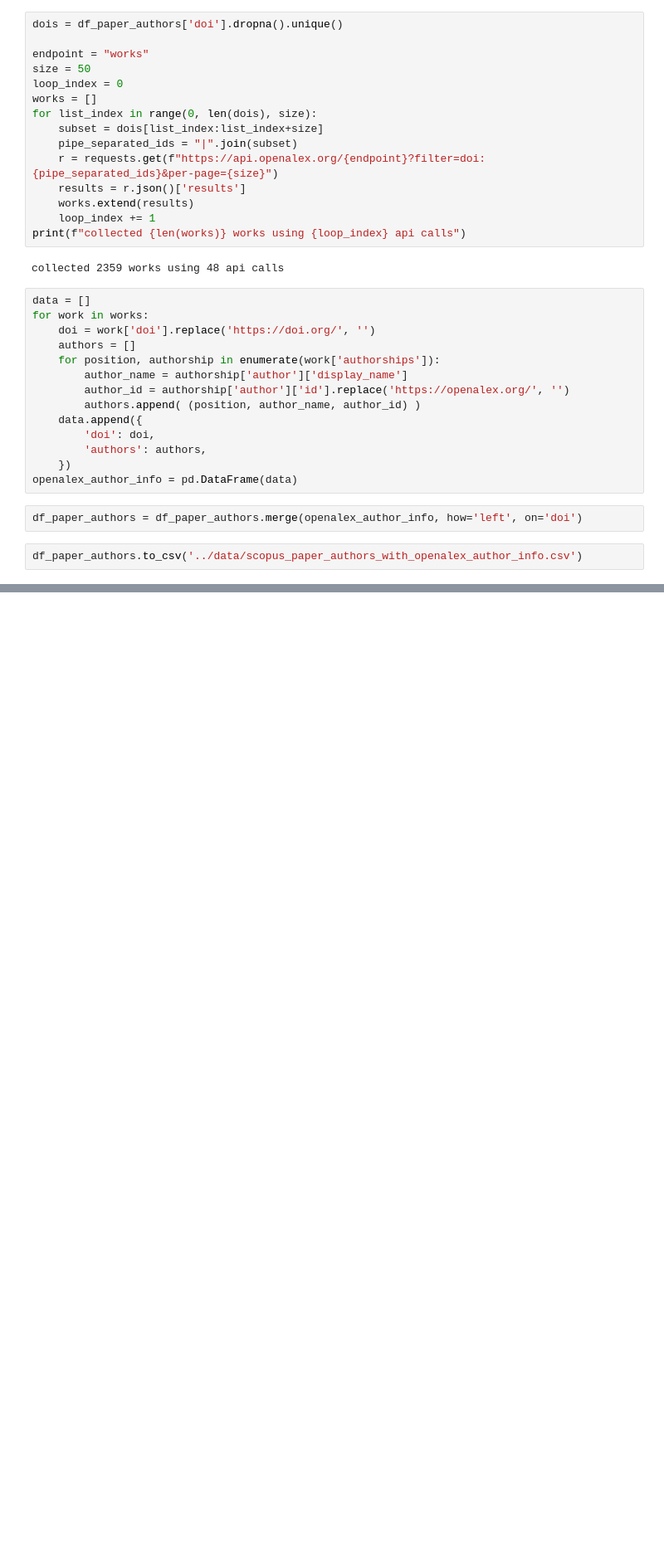
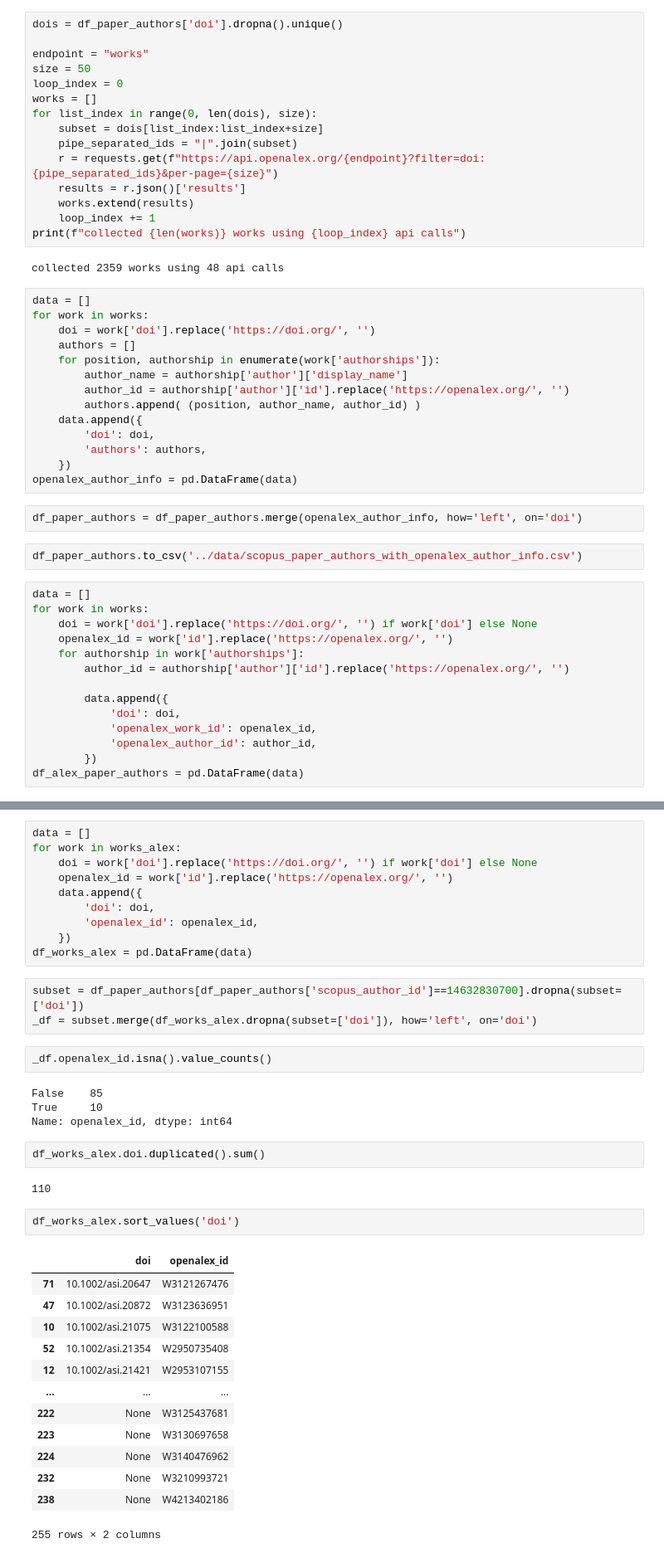
Before and after one commit to h1-the-swan/openalex-sandbox, a Jupyter notebook: notebooks/author_benchmark.ipynb, the cells around one changed output, grey strips where cells are left out. Shown at 83% size. Cells and saved outputs as stored; diff of their text form; blank space fills up the shorter version.

```diff
--- a/notebooks/author_benchmark.ipynb
+++ b/notebooks/author_benchmark.ipynb
@@ -45,3 +45,17 @@ openalex_author_info = pd.DataFrame(data)
 df_paper_authors = df_paper_authors.merge(openalex_author_info, how='left', on='doi')
 # %%
 df_paper_authors.to_csv('../data/scopus_paper_authors_with_openalex_author_info.csv')
+# %%
+data = []
+for work in works:
+    doi = work['doi'].replace('https://doi.org/', '') if work['doi'] else None
+    openalex_id = work['id'].replace('https://openalex.org/', '')
+    for authorship in work['authorships']:
+        author_id = authorship['author']['id'].replace('https://openalex.org/', '')
+
+        data.append({
+            'doi': doi,
+            'openalex_work_id': openalex_id,
+            'openalex_author_id': author_id,
+        })
+df_alex_paper_authors = pd.DataFrame(data)
@@ -47,0 +134,39 @@ df_paper_authors.to_csv('../data/scopus_paper_authors_with_openalex_author_info.
+# %%
+data = []
+for work in works_alex:
+    doi = work['doi'].replace('https://doi.org/', '') if work['doi'] else None
+    openalex_id = work['id'].replace('https://openalex.org/', '')
+    data.append({
+        'doi': doi,
+        'openalex_id': openalex_id,
+    })
+df_works_alex = pd.DataFrame(data)
+# %%
+subset = df_paper_authors[df_paper_authors['scopus_author_id']==14632830700].dropna(subset=['doi'])
+_df = subset.merge(df_works_alex.dropna(subset=['doi']), how='left', on='doi')
+# %%
+_df.openalex_id.isna().value_counts()
+# %% [output]
+False    85
+True     10
+Name: openalex_id, dtype: int64
+# %%
+df_works_alex.doi.duplicated().sum()
+# %% [output]
+110
+# %%
+df_works_alex.sort_values('doi')
+# %% [output]
+|  | doi | openalex_id |
+| 71 | 10.1002/asi.20647 | W3121267476 |
+| 47 | 10.1002/asi.20872 | W3123636951 |
+| 10 | 10.1002/asi.21075 | W3122100588 |
+| 52 | 10.1002/asi.21354 | W2950735408 |
+| 12 | 10.1002/asi.21421 | W2953107155 |
+| ... | ... | ... |
+| 222 | None | W3125437681 |
+| 223 | None | W3130697658 |
+| 224 | None | W3140476962 |
+| 232 | None | W3210993721 |
+| 238 | None | W4213402186 |
+255 rows × 2 columns
```
Also changed, not shown: parts of 12 cells of this notebook.
